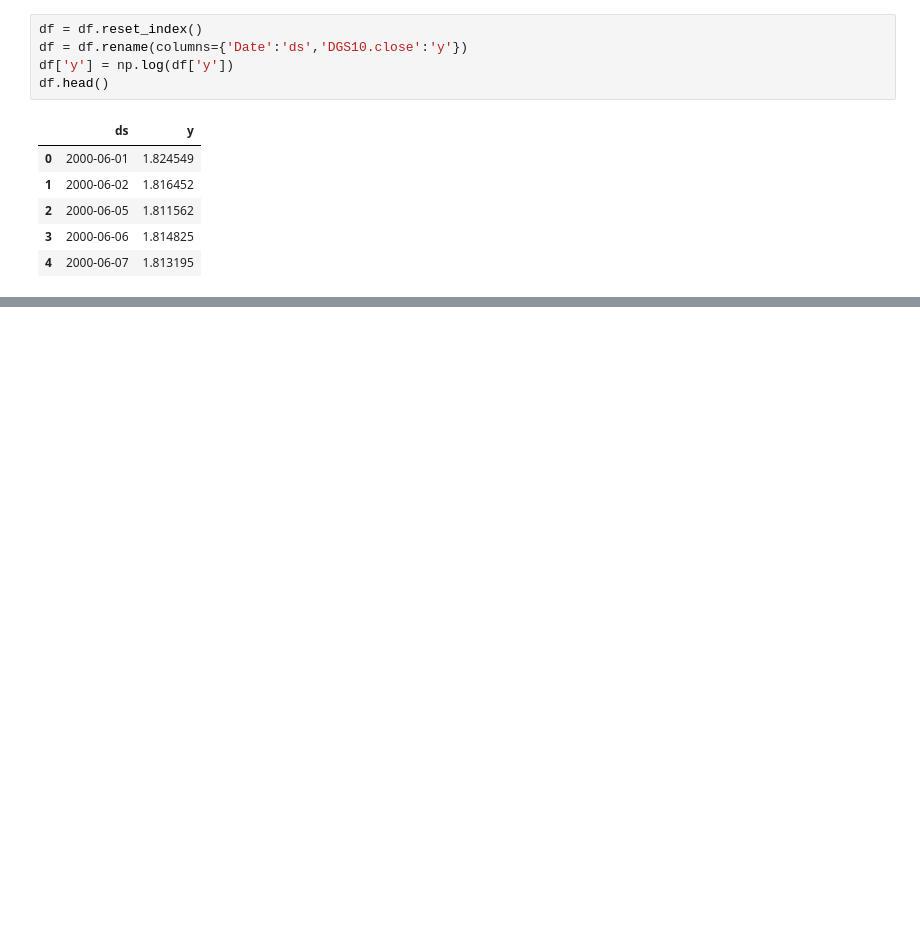
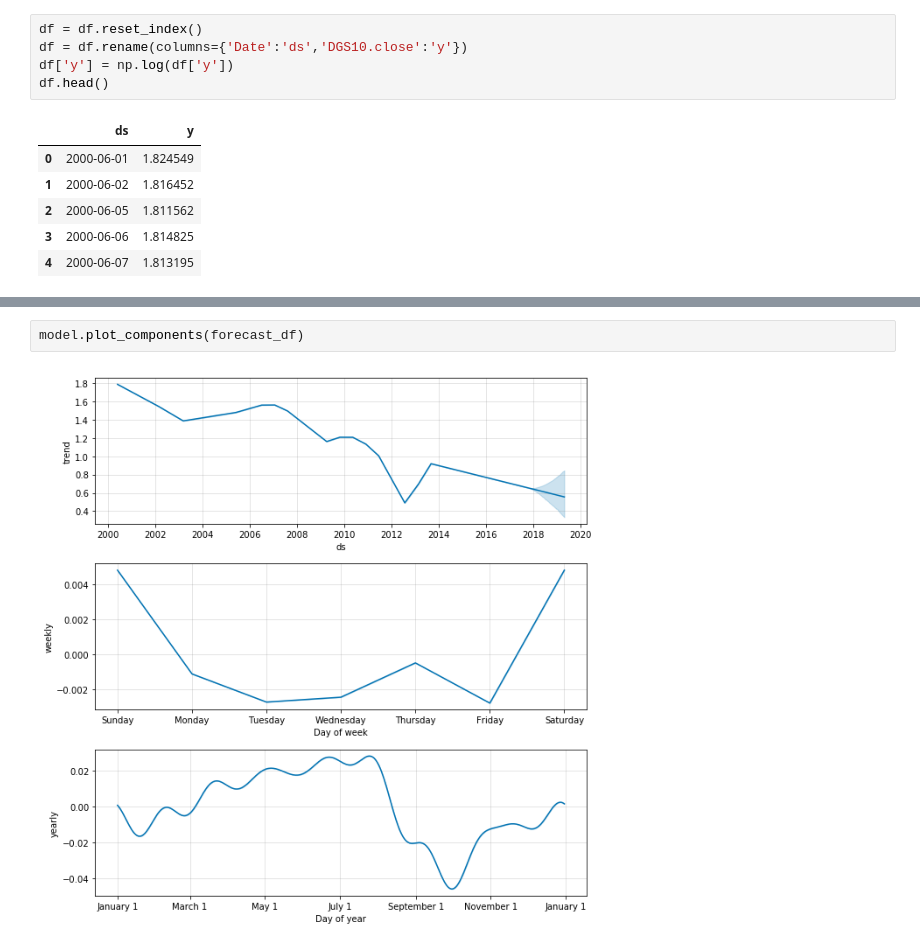
Before and after one commit to po9mhjrdb/ProphetTutorial, a Jupyter notebook: ProphetTutorial.ipynb, the cells around one changed output, grey strips where cells are left out. Cells and saved outputs as stored; diff of their text form; blank space fills up the shorter version.

```diff
--- a/ProphetTutorial.ipynb
+++ b/ProphetTutorial.ipynb
@@ -67,0 +102,4 @@ plt.show()
+# %%
+model.plot_components(forecast_df)
+# %% [output]
+[figure, added]
```
Also changed, not shown: parts of 10 cells of this notebook.
